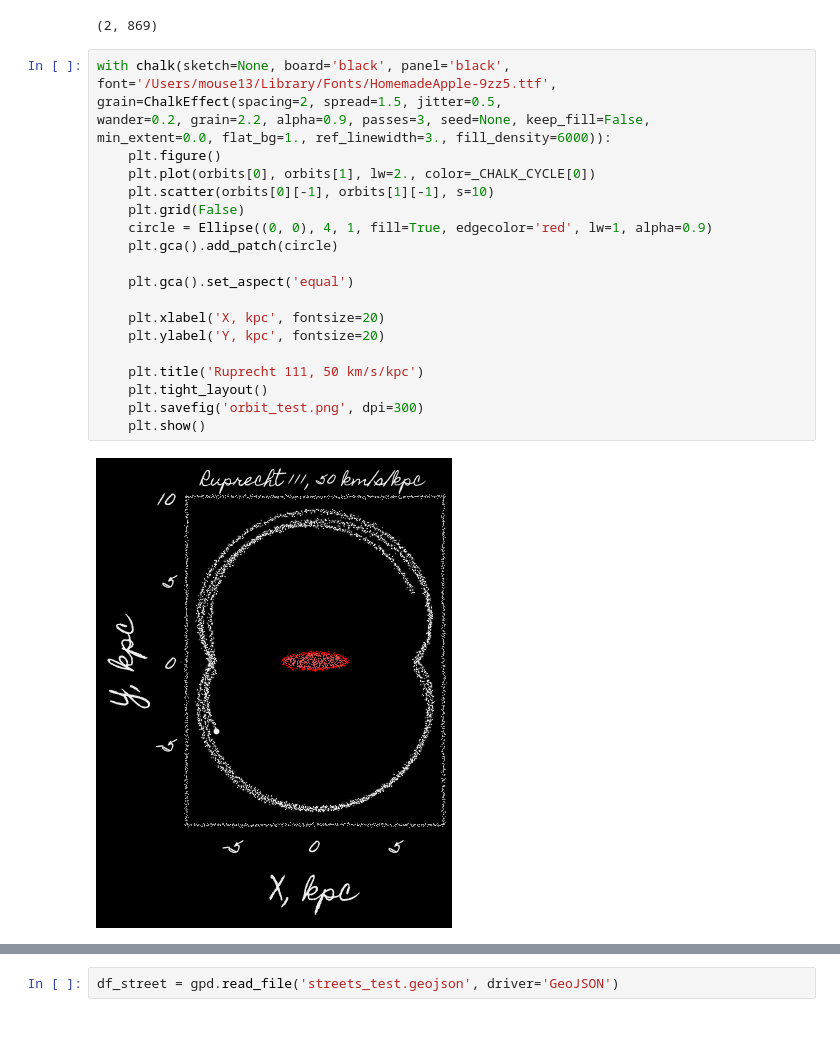
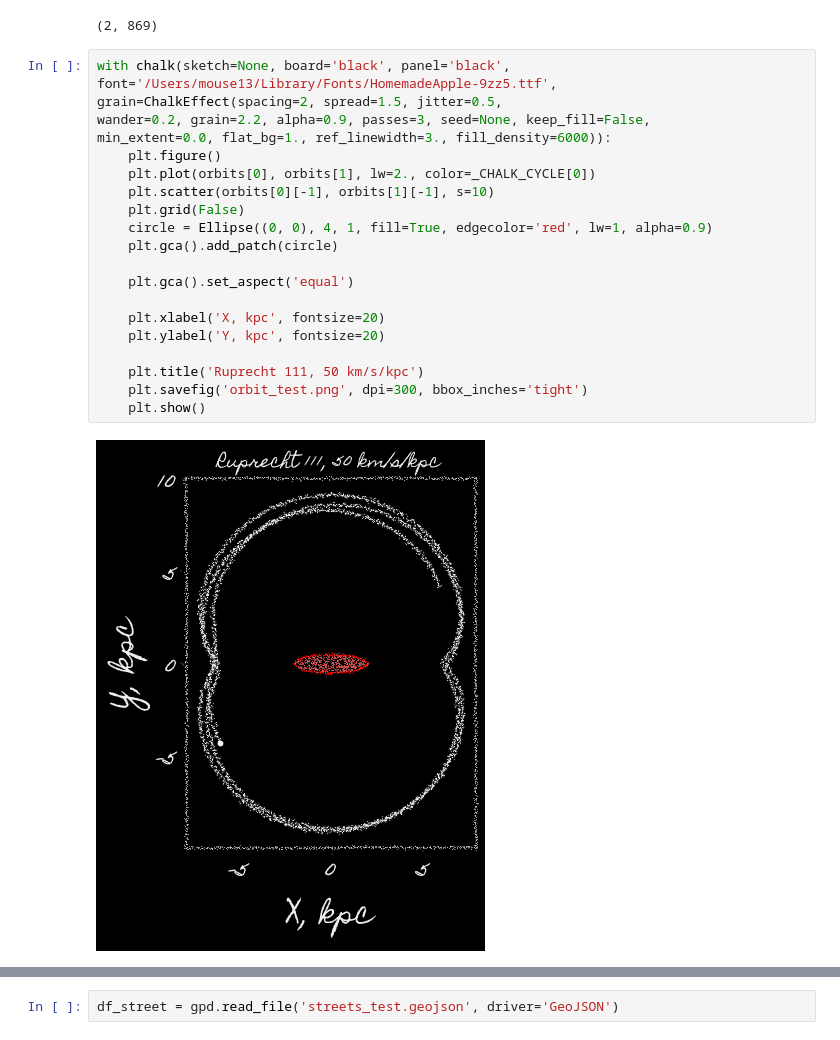
Before and after one commit to astrofyz/chalk_effect, a Jupyter notebook: test.ipynb, the cells around one changed output, grey strips where cells are left out. Cells and saved outputs as stored; diff of their text form.

```diff
--- a/test.ipynb
+++ b/test.ipynb
@@ -57,27 +68,26 @@ orbits.shape
 # %%
 with chalk(sketch=None, board='black', panel='black',
 font='/Users/mouse13/Library/Fonts/HomemadeApple-9zz5.ttf',
 grain=ChalkEffect(spacing=2, spread=1.5, jitter=0.5,
 wander=0.2, grain=2.2, alpha=0.9, passes=3, seed=None, keep_fill=False,
 min_extent=0.0, flat_bg=1., ref_linewidth=3., fill_density=6000)):
     plt.figure()
     plt.plot(orbits[0], orbits[1], lw=2., color=_CHALK_CYCLE[0])
     plt.scatter(orbits[0][-1], orbits[1][-1], s=10)
     plt.grid(False)
     circle = Ellipse((0, 0), 4, 1, fill=True, edgecolor='red', lw=1, alpha=0.9)
     plt.gca().add_patch(circle)
 
     plt.gca().set_aspect('equal')
 
     plt.xlabel('X, kpc', fontsize=20)
     plt.ylabel('Y, kpc', fontsize=20)
 
     plt.title('Ruprecht 111, 50 km/s/kpc')
-    plt.tight_layout()
-    plt.savefig('orbit_test.png', dpi=300)
+    plt.savefig('orbit_test.png', dpi=300, bbox_inches='tight')
     plt.show()
 # %% [output]
-[figure, old version]
+[figure, new version]
 # %%
 with chalk(sketch=None, board='black', panel='black',
 font='fonts/HomemadeApple-9zz5.ttf',
```
Also changed, not shown: parts of 3 cells of this notebook, 4 other files.
